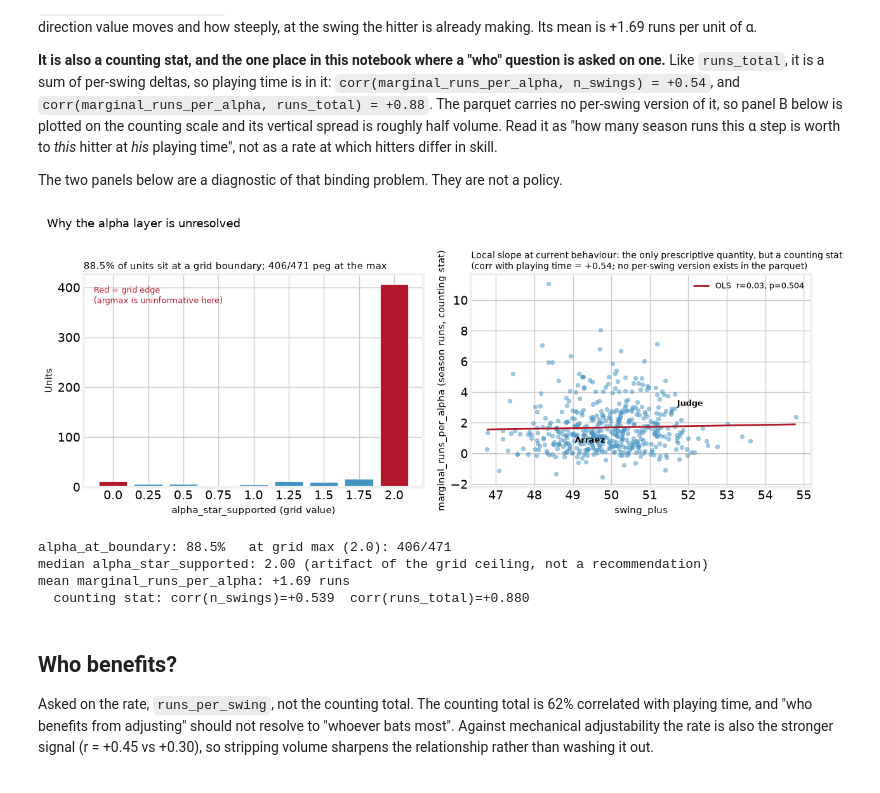
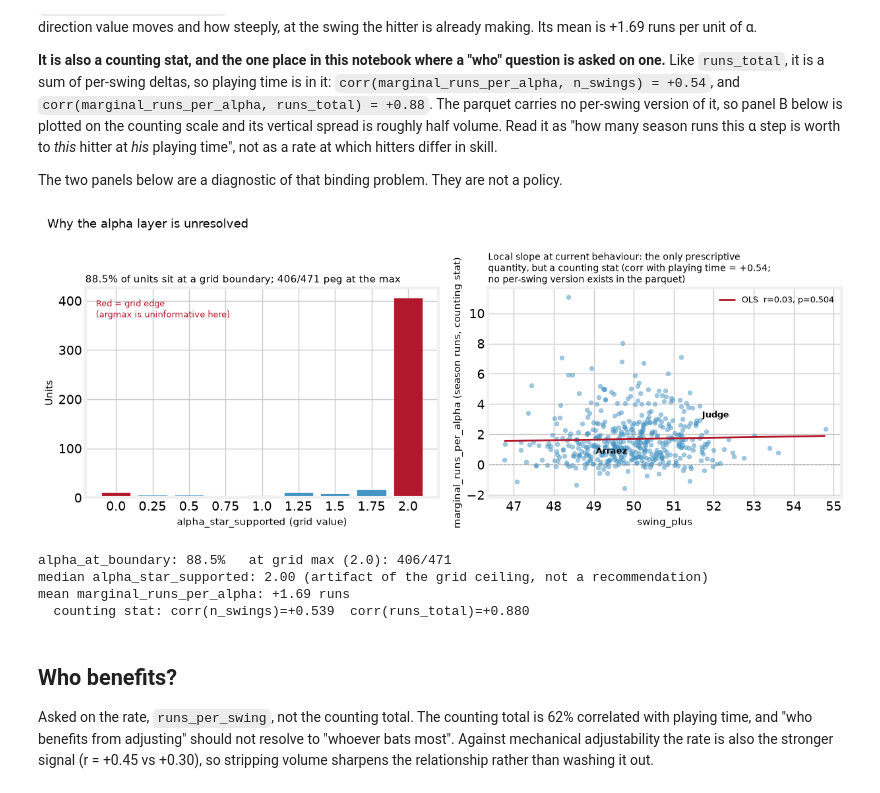
Before and after one commit to theoauyeung/swing_repetoire, a Jupyter notebook: src/optimal_adj_policy.ipynb, the cells around one changed output. Drawn from its saved outputs; the diff is of its cells as text; code cells hidden in the pictures.

```diff
--- a/src/optimal_adj_policy.ipynb
+++ b/src/optimal_adj_policy.ipynb
@@ -269,37 +269,37 @@ with plt.style.context(FT):
                   fontsize=11, loc='left')
     axA.text(0.03, 0.95, 'Red = grid edge\n(argmax is uninformative here)',
              transform=axA.transAxes, ha='left', va='top', fontsize=9, color='#b2182b')
 
     axB.scatter(df['swing_plus'], df['marginal_runs_per_alpha'],
                 color='#4393c3', alpha=0.5, s=22)
     m, b, r, p, _ = stats.linregress(df['swing_plus'], df['marginal_runs_per_alpha'])
     xs = np.linspace(df['swing_plus'].min(), df['swing_plus'].max(), 80)
     axB.plot(xs, m * xs + b, color='#b2182b', lw=2,
              label=f'OLS  r={r:.2f}, p={p:.3g}')
     axB.axhline(0, color='#888', lw=0.8, ls='--')
     for name, row in [('Judge', judge), ('Arraez', arraez)]:
         axB.annotate(name, xy=(row['swing_plus'], row['marginal_runs_per_alpha']),
                      xytext=(6, 6), textcoords='offset points', fontsize=9, fontweight='bold')
     axB.set_xlabel('swing_plus', fontsize=11)
     axB.set_ylabel('marginal_runs_per_alpha (season runs, counting stat)', fontsize=11)
-    axB.set_title('Local slope at current behaviour: the only prescriptive quantity, '
-                  f'but a counting stat\n(corr with playing time = {r_marg_vol:+.2f}; '
-                  'no per-swing version exists in the parquet)',
+    axB.set_title('Local slope at current behaviour: the only prescriptive\n'
+                  'quantity, but a counting stat (corr with playing time = '
+                  f'{r_marg_vol:+.2f};\nno per-swing version exists in the parquet)',
                   fontsize=10, loc='left')
     axB.legend(frameon=False, fontsize=9)
 
     fig.suptitle('Why the alpha layer is unresolved', fontsize=13, x=0.02, ha='left')
     fig.tight_layout()
     fig.savefig(plot_path('adj_policy_alpha_curves.png'), dpi=150, bbox_inches='tight')
     plt.show()
 
 print(f'alpha_at_boundary: {boundary_rate:.1%}   at grid max (2.0): {at_max}/{len(df)}')
 print(f'median alpha_star_supported: {df["alpha_star_supported"].median():.2f} '
       f'(artifact of the grid ceiling, not a recommendation)')
 print(f'mean marginal_runs_per_alpha: {df["marginal_runs_per_alpha"].mean():+.2f} runs')
 print(f'  counting stat: corr(n_swings)={r_marg_vol:+.3f}  corr(runs_total)={r_marg_tot:+.3f}')
 # %% [output]
-[figure, old version]
+[figure, new version]
 alpha_at_boundary: 88.5%   at grid max (2.0): 406/471
 median alpha_star_supported: 2.00 (artifact of the grid ceiling, not a recommendation)
 mean marginal_runs_per_alpha: +1.69 runs
```
Also changed, not shown: parts of 1 cell of this notebook, 1 other file.
